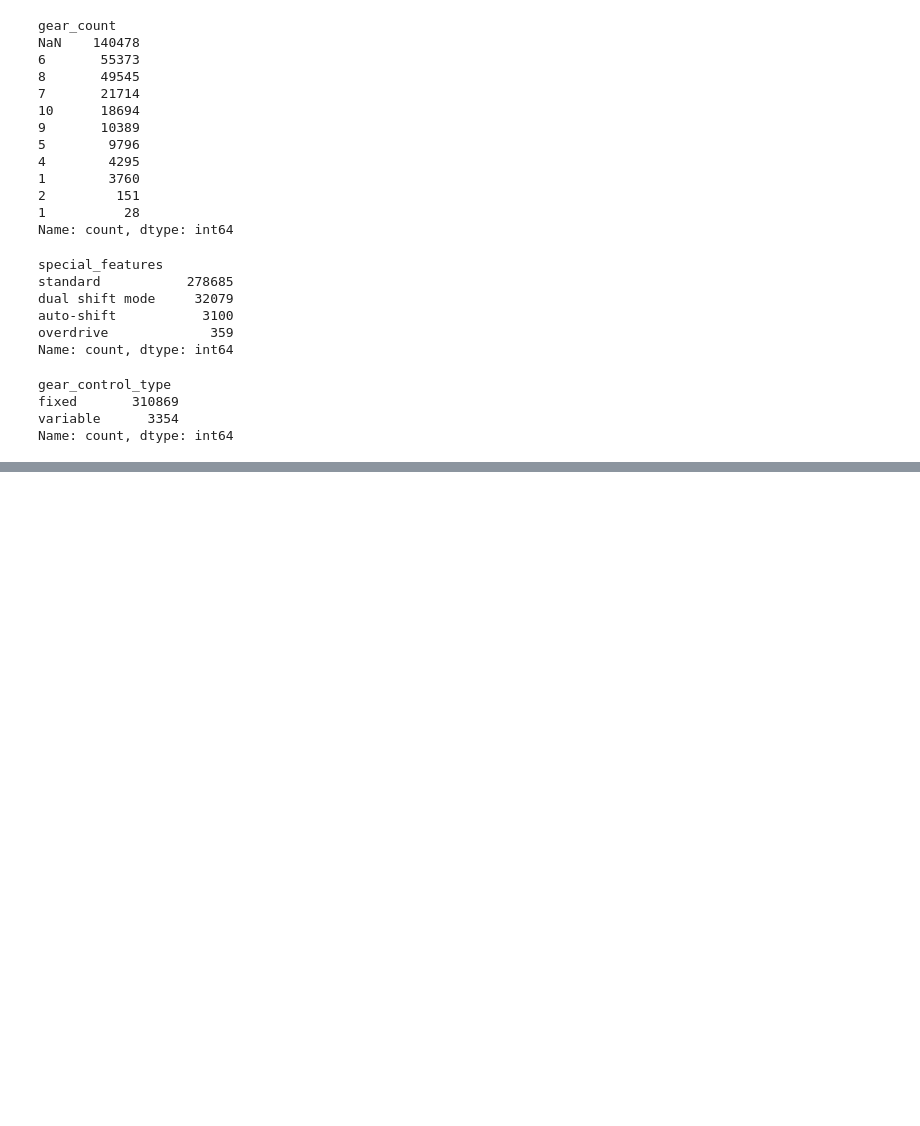
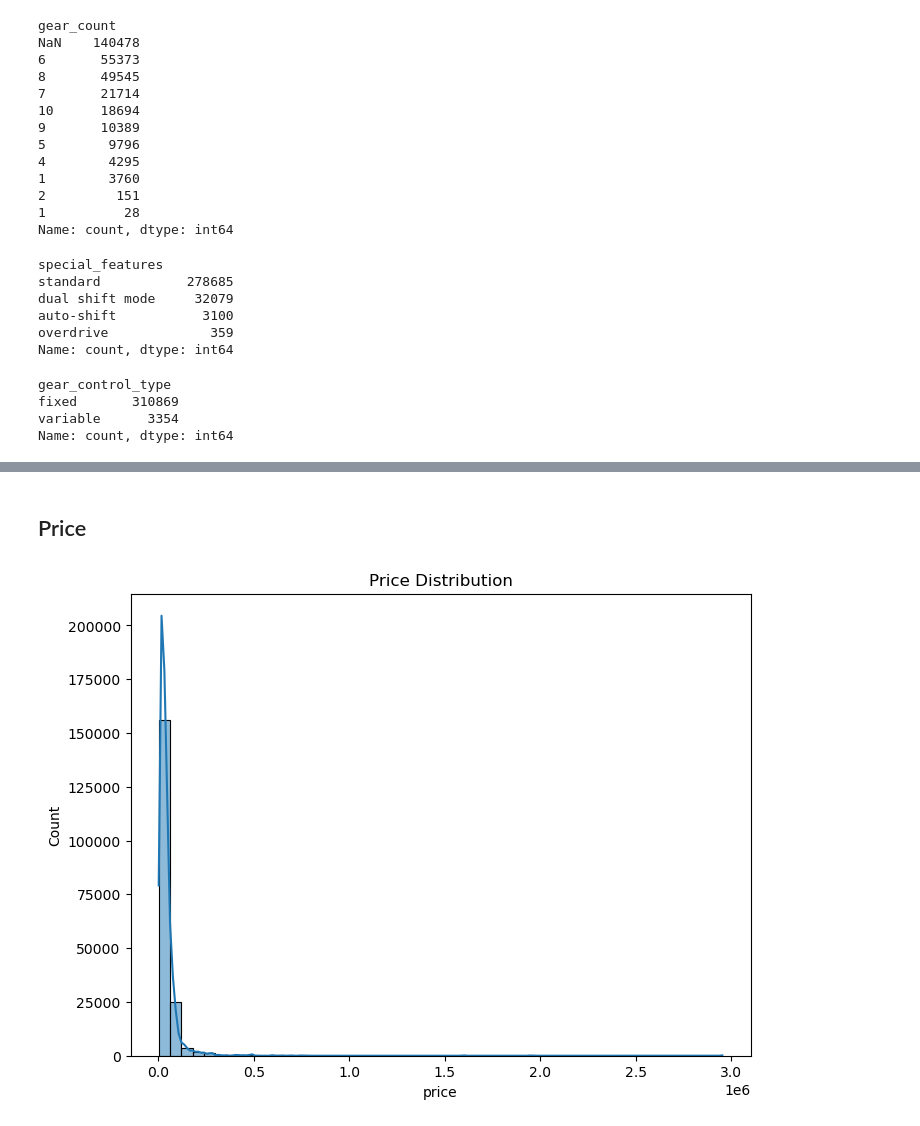
Before and after one commit to recepsenoglu/kaggle-used-car-price-regression, a Jupyter notebook: main.ipynb, the cells around one changed output, grey strips where cells are left out. Cells and saved outputs as stored; diff of their text form; code cells hidden in the pictures; blank space fills up the shorter version.

```diff
--- a/main.ipynb
+++ b/main.ipynb
@@ -468,0 +452,9 @@ Name: count, dtype: int64
+# %% [markdown]
+## Price
+# %%
+plt.figure(figsize=(8,6))
+sns.histplot(df_train['price'], bins=50, kde=True)
+plt.title('Price Distribution')
+plt.show()
+# %% [output]
+[figure, added]
```
Also changed, not shown: parts of 33 cells of this notebook, 1 other file.
